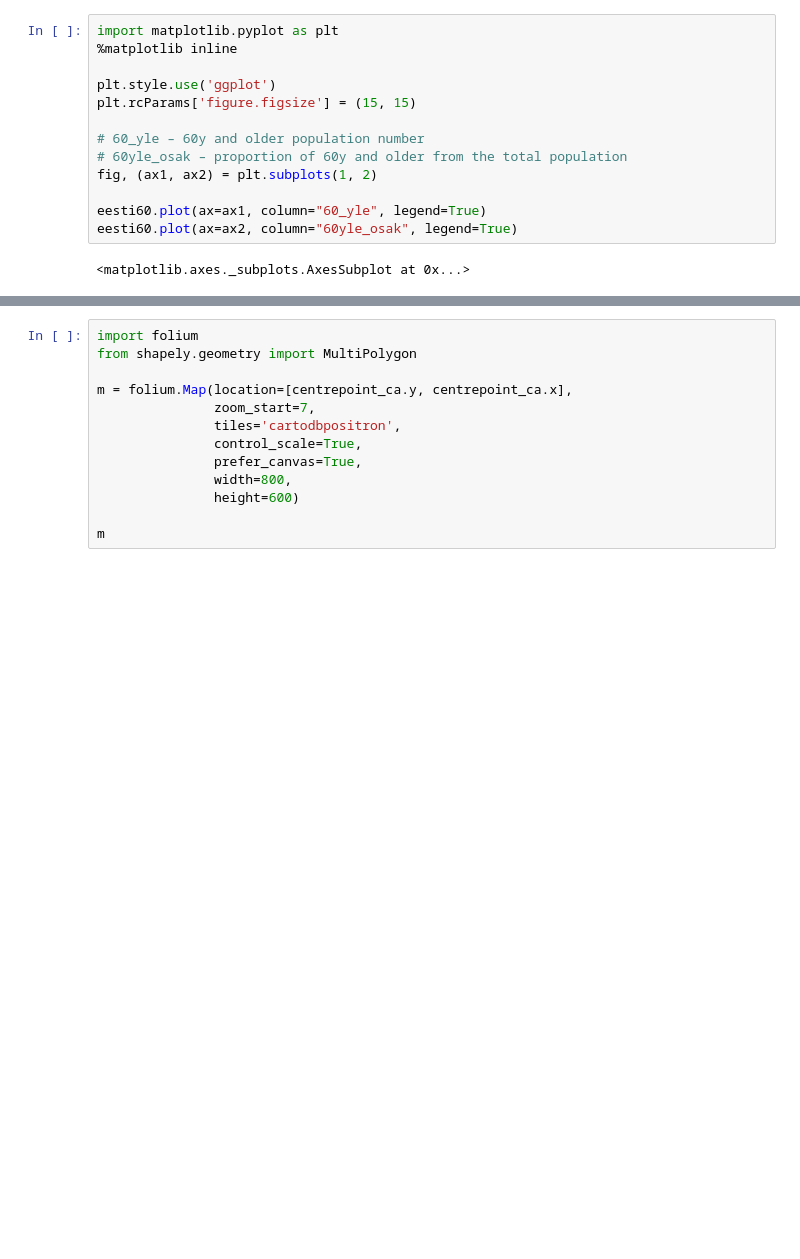
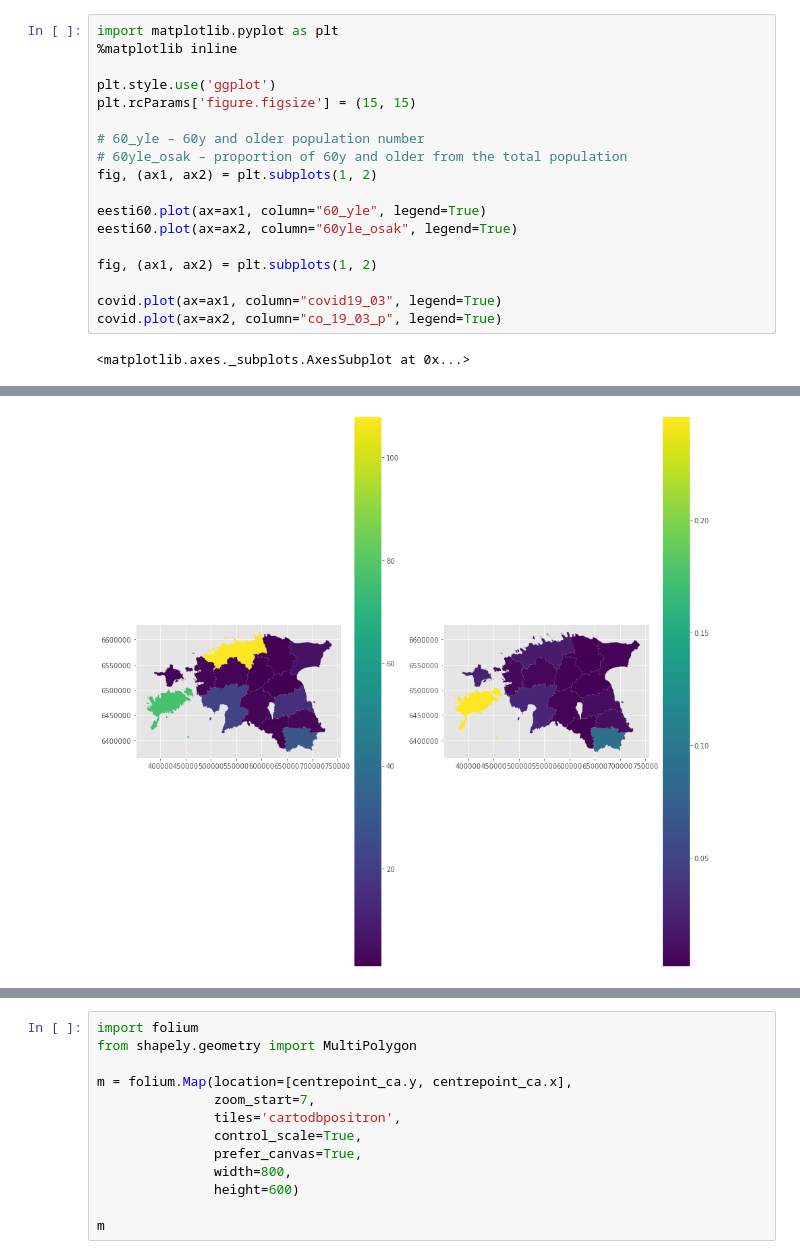
Before and after one commit to LandscapeGeoinformatics/eesti_pop60plus, a Jupyter notebook: population_webmap.ipynb, the cells around one changed output, grey strips where cells are left out. Saved outputs shown, nothing was run; the diff lists cells and outputs as text; blank space fills up the shorter version.

```diff
--- a/population_webmap.ipynb
+++ b/population_webmap.ipynb
@@ -15,19 +24,25 @@ eesti60.sample(5)
 # %%
 import matplotlib.pyplot as plt
 %matplotlib inline
 
 plt.style.use('ggplot')
 plt.rcParams['figure.figsize'] = (15, 15)
 
 # 60_yle – 60y and older population number
 # 60yle_osak – proportion of 60y and older from the total population
 fig, (ax1, ax2) = plt.subplots(1, 2)
 
 eesti60.plot(ax=ax1, column="60_yle", legend=True)
 eesti60.plot(ax=ax2, column="60yle_osak", legend=True)
+
+fig, (ax1, ax2) = plt.subplots(1, 2)
+
+covid.plot(ax=ax1, column="covid19_03", legend=True)
+covid.plot(ax=ax2, column="co_19_03_p", legend=True)
 # %% [output]
 <matplotlib.axes._subplots.AxesSubplot at 0x...>
 [figure]
+[figure, added]
 # %%
 print(eesti60.dtypes)
 print(eesti60.columns)
```
Also changed, not shown: parts of 8 cells of this notebook, 11 other files.
